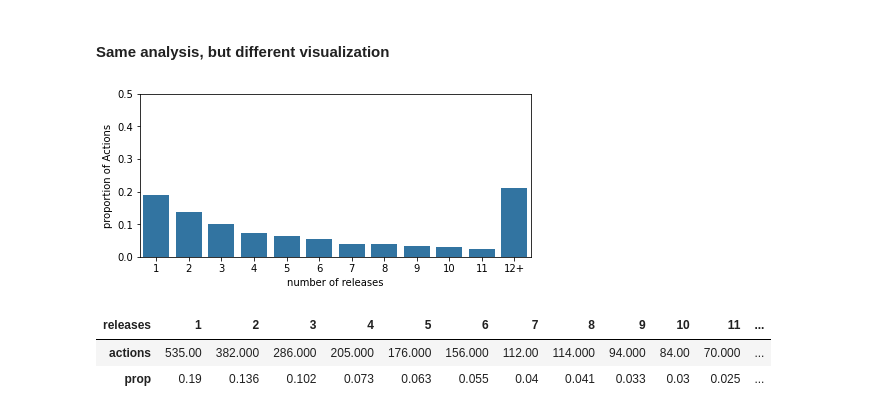
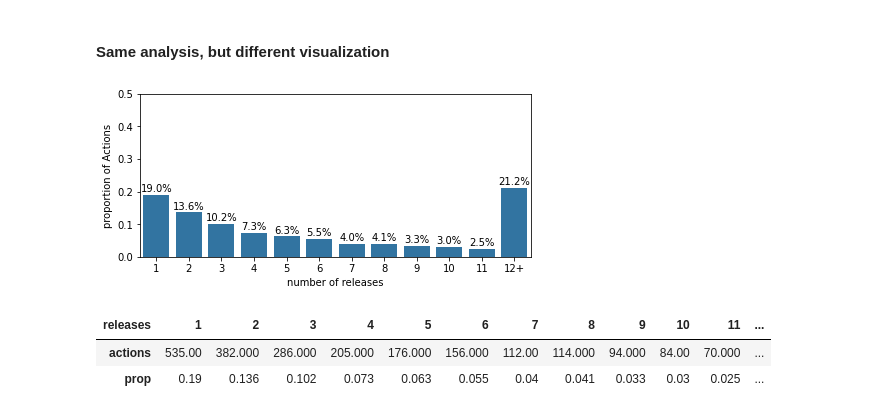
Before and after one commit to AlexandreDecan/secos-ghalag, a Jupyter notebook: notebooks/Release frequency.ipynb, the cells around one changed output. Saved outputs shown, nothing was run; the diff lists cells and outputs as text; code cells hidden in the pictures.

```diff
--- a/notebooks/Release frequency.ipynb
+++ b/notebooks/Release frequency.ipynb
@@ -442,34 +442,42 @@ fig, ax = matplotlib.pyplot.subplots()
 
 threshold = 12
 
 temp = (
     df_releases
     .groupby(['owner', 'repo'], as_index=False)
     .agg(releases=('version', 'count'))
     .assign(releases=lambda d: np.where(d.releases < threshold, d.releases, f'{threshold}+'))
     .groupby('releases', as_index=False)
     .agg(actions=('repo', 'count'))
     .assign(prop=lambda d: d.actions / d.actions.sum())
 )
 
 seaborn.barplot(
     x='releases',
     y='prop',
     order=list(map(str, range(1, threshold))) + [f'{threshold}+'],
     data=temp,
     color=PALETTE[0],
     ax=ax,
 )
 
+for row in temp.itertuples():
+    try:
+        x = int(row.releases)
+    except ValueError:
+        x = int(row.releases[:-1])
+
+    ax.text(x - 1, row.prop + 0.01, '{:.1%}'.format(row.prop), ha='center')
+
 ax.set(
     xlabel='number of releases',
     ylabel='proportion of Actions',
     ylim=(0, 0.50),
 )
 
 savefig(fig, 'rel_distribution_number_variant')
 # %% [output]
-[figure, old version]
+[figure, new version]
 # %%
 temp.set_index('releases').loc[list(map(str, range(1, threshold))) + [f'{threshold}+']].T.round(3)
 # %% [output]
```
Also changed, not shown: 2 other files.
